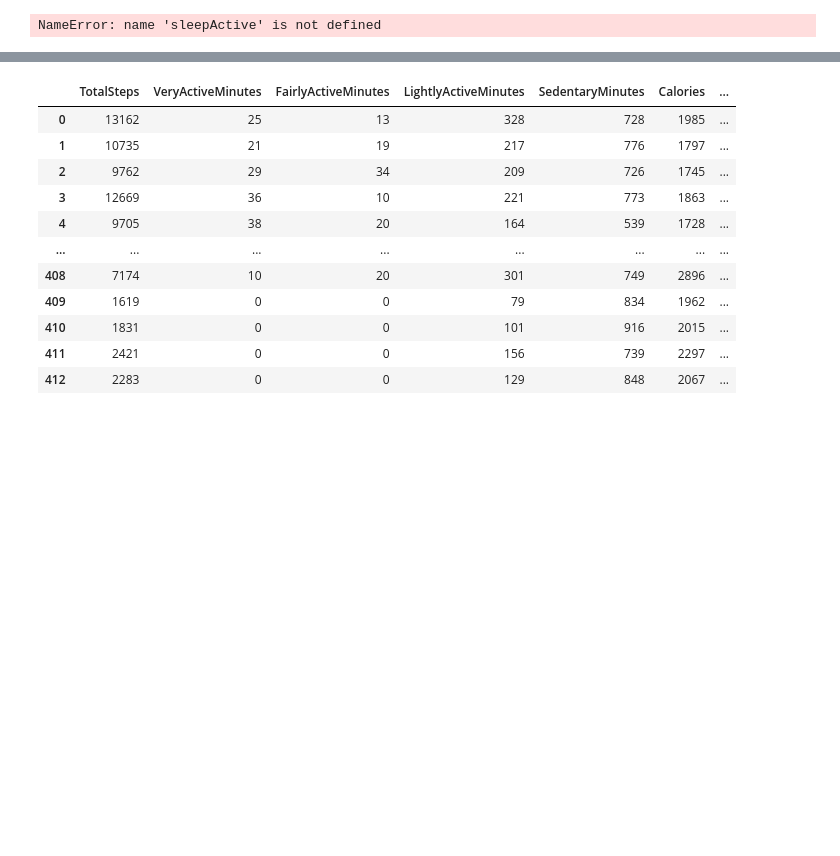
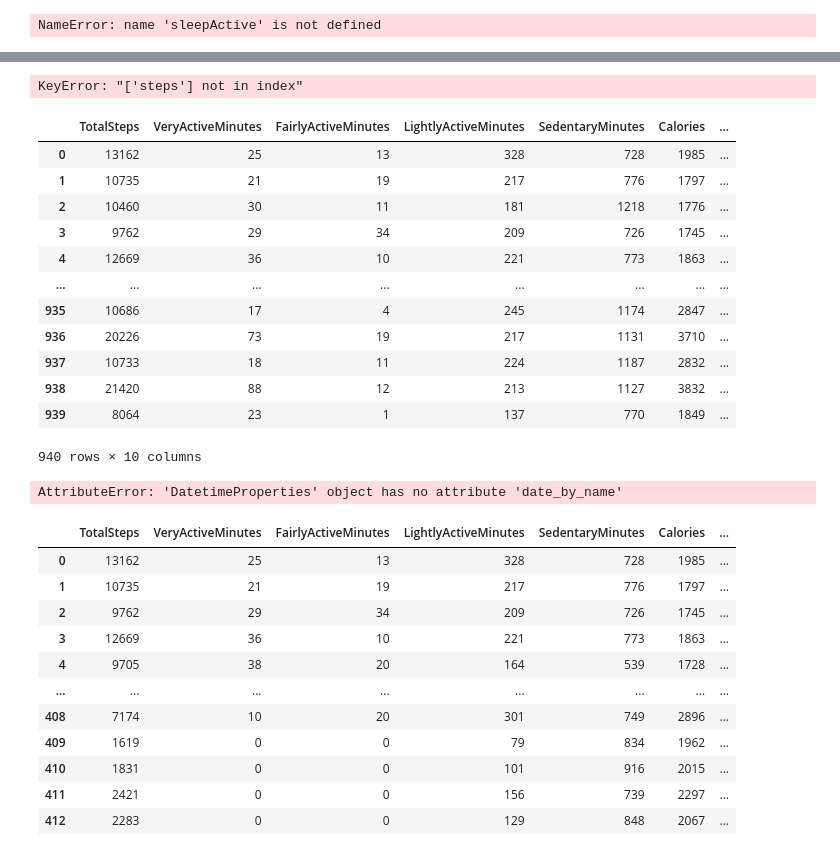
Before and after one commit to idangrady/DataAnalysisCourse, a Jupyter notebook: Idan/DashDisplay.ipynb, the cells around one changed output, grey strips where cells are left out. Drawn from its saved outputs; the diff is of its cells as text; code cells hidden in the pictures; blank space fills up the shorter version.

```diff
--- a/Idan/DashDisplay.ipynb
+++ b/Idan/DashDisplay.ipynb
@@ -861,0 +930,27 @@ fig_strip
+# %%
+df_2 = df[['Id','ActivityDate','TotalSteps', 'FairlyActiveMinutes','SedentaryMinutes']]
+# df_2= df_2[df['Id']==Participant_chosen]
+df_2= df_2.groupby('ActivityDate').mean()
+df_2
+# %% [output]
+KeyError: "['steps'] not in index"
+# %%
+df
+# %% [output]
+|  | TotalSteps | VeryActiveMinutes | FairlyActiveMinutes | LightlyActiveMinutes | SedentaryMinutes | Calories | ... |
+| 0 | 13162 | 25 | 13 | 328 | 728 | 1985 | ... |
+| 1 | 10735 | 21 | 19 | 217 | 776 | 1797 | ... |
+| 2 | 10460 | 30 | 11 | 181 | 1218 | 1776 | ... |
+| 3 | 9762 | 29 | 34 | 209 | 726 | 1745 | ... |
+| 4 | 12669 | 36 | 10 | 221 | 773 | 1863 | ... |
+| ... | ... | ... | ... | ... | ... | ... | ... |
+| 935 | 10686 | 17 | 4 | 245 | 1174 | 2847 | ... |
+| 936 | 20226 | 73 | 19 | 217 | 1131 | 3710 | ... |
+| 937 | 10733 | 18 | 11 | 224 | 1187 | 2832 | ... |
+| 938 | 21420 | 88 | 12 | 213 | 1127 | 3832 | ... |
+| 939 | 8064 | 23 | 1 | 137 | 770 | 1849 | ... |
+940 rows × 10 columns
+# %%
+df.ActivityDate.dt.date_by_name
+# %% [output]
+AttributeError: 'DatetimeProperties' object has no attribute 'date_by_name'
```
Also changed, not shown: parts of 6 cells of this notebook, 11 other files.
